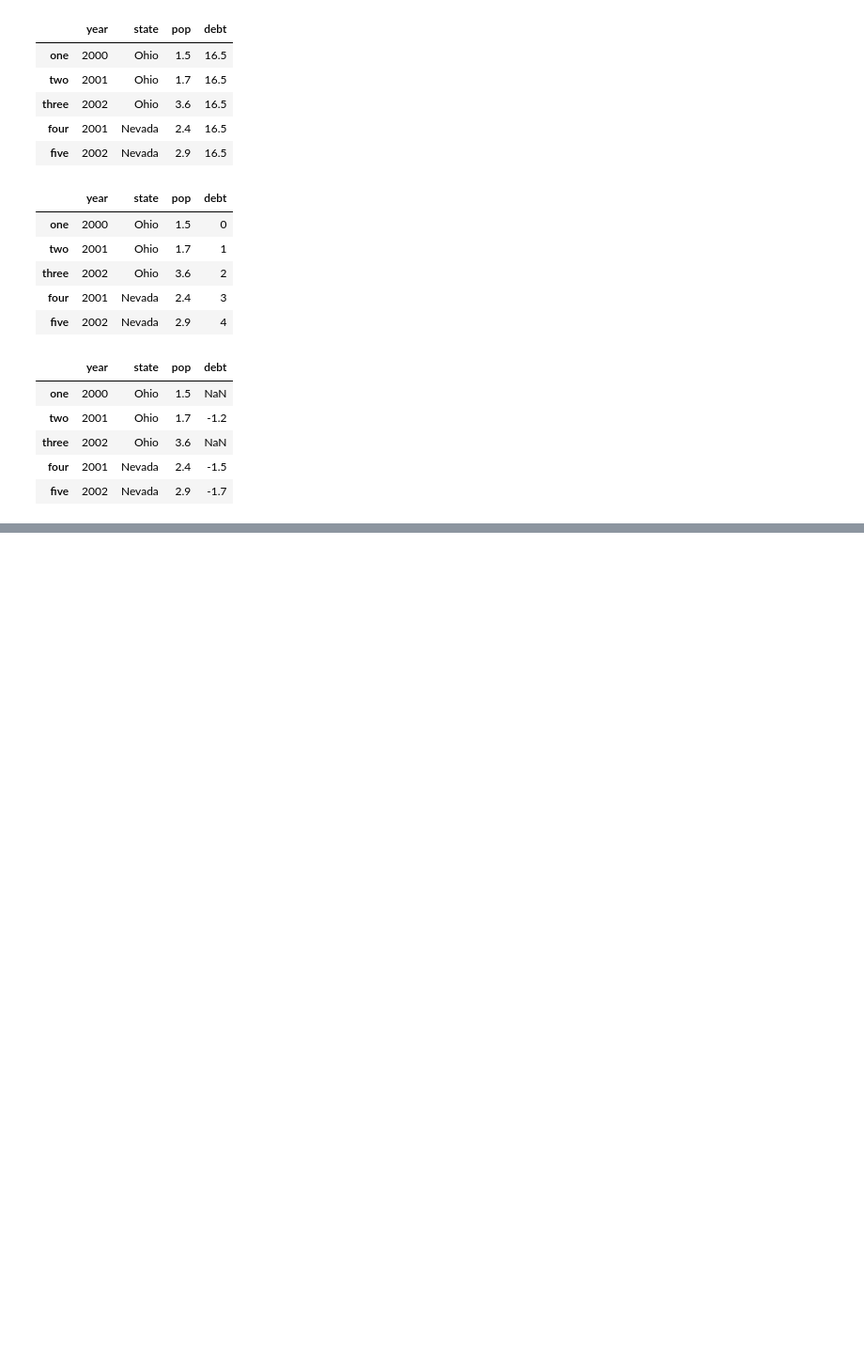
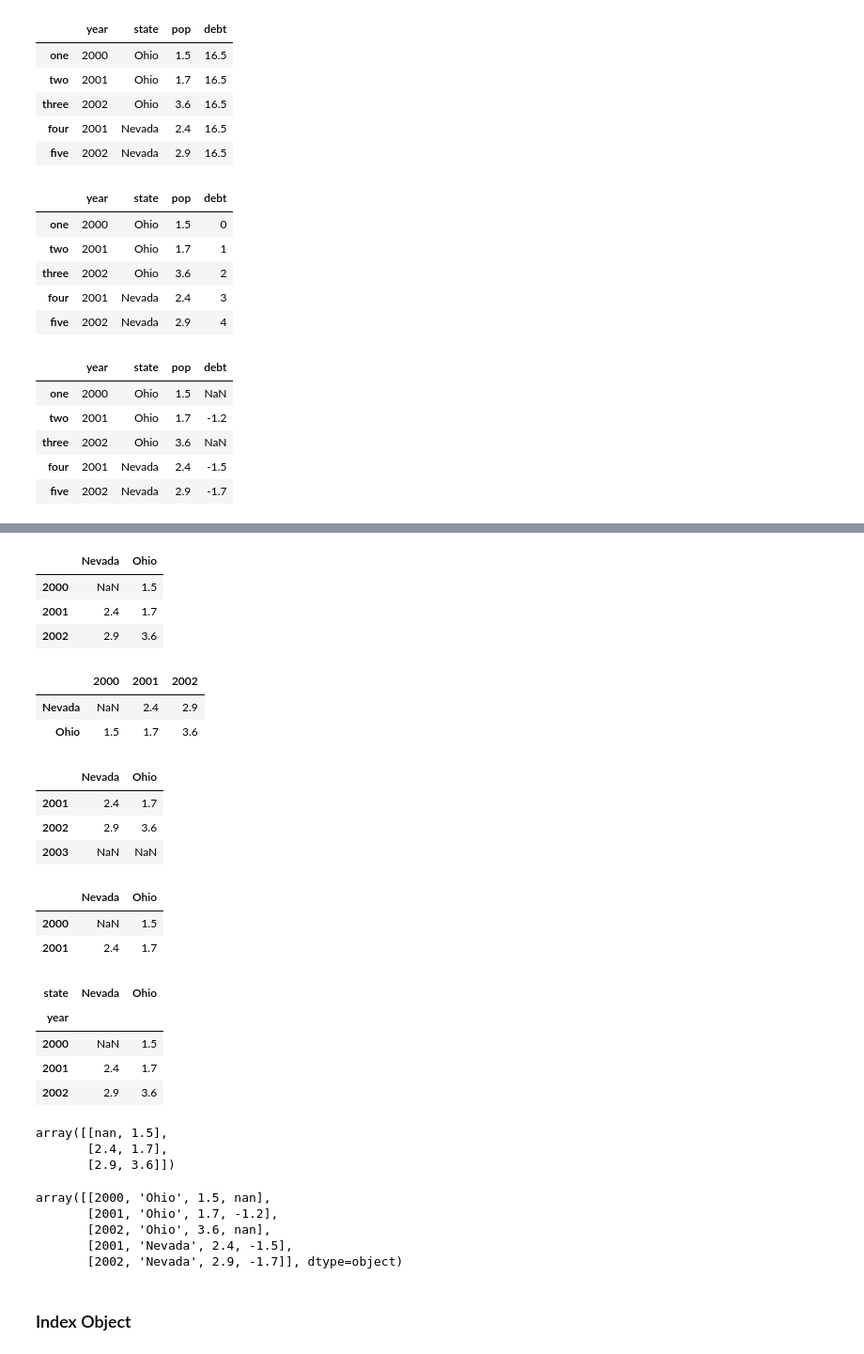
Before and after one commit to alexanderjulianmartinez/Data-Analysis-Python, a Jupyter notebook: pydata-book.ipynb, the cells around one changed output, grey strips where cells are left out. Shown at 94% size. Cells and saved outputs as stored; diff of their text form; code cells hidden in the pictures; blank space fills up the shorter version.

```diff
--- a/pydata-book.ipynb
+++ b/pydata-book.ipynb
@@ -2319,0 +2343,20 @@ frame2
+# %%
+frame3
+# %% [output]
+|  | Nevada | Ohio |
+| 2000 | NaN | 1.5 |
+| 2001 | 2.4 | 1.7 |
+| 2002 | 2.9 | 3.6 |
+# %%
+frame3.T
+# %% [output]
+|  | 2000 | 2001 | 2002 |
+| Nevada | NaN | 2.4 | 2.9 |
+| Ohio | 1.5 | 1.7 | 3.6 |
+# %%
+DataFrame(pop, index=[2001, 2002, 2003])
+# %% [output]
+|  | Nevada | Ohio |
+| 2001 | 2.4 | 1.7 |
+| 2002 | 2.9 | 3.6 |
+| 2003 | NaN | NaN |
@@ -2319,0 +2367,32 @@ frame2
+# %%
+DataFrame(pdata)
+# %% [output]
+|  | Nevada | Ohio |
+| 2000 | NaN | 1.5 |
+| 2001 | 2.4 | 1.7 |
+# %%
+frame3.index.name = 'year'; frame3.columns.name ='state'
+# %%
+frame3
+# %% [output]
+| state | Nevada | Ohio |
+| year |  |  |
+| 2000 | NaN | 1.5 |
+| 2001 | 2.4 | 1.7 |
+| 2002 | 2.9 | 3.6 |
+# %%
+frame3.values
+# %% [output]
+array([[nan, 1.5],
+       [2.4, 1.7],
+       [2.9, 3.6]])
+# %%
+frame2.values
+# %% [output]
+array([[2000, 'Ohio', 1.5, nan],
+       [2001, 'Ohio', 1.7, -1.2],
+       [2002, 'Ohio', 3.6, nan],
+       [2001, 'Nevada', 2.4, -1.5],
+       [2002, 'Nevada', 2.9, -1.7]], dtype=object)
+# %% [markdown]
+### Index Object
```
Also changed, not shown: parts of 28 cells of this notebook.
